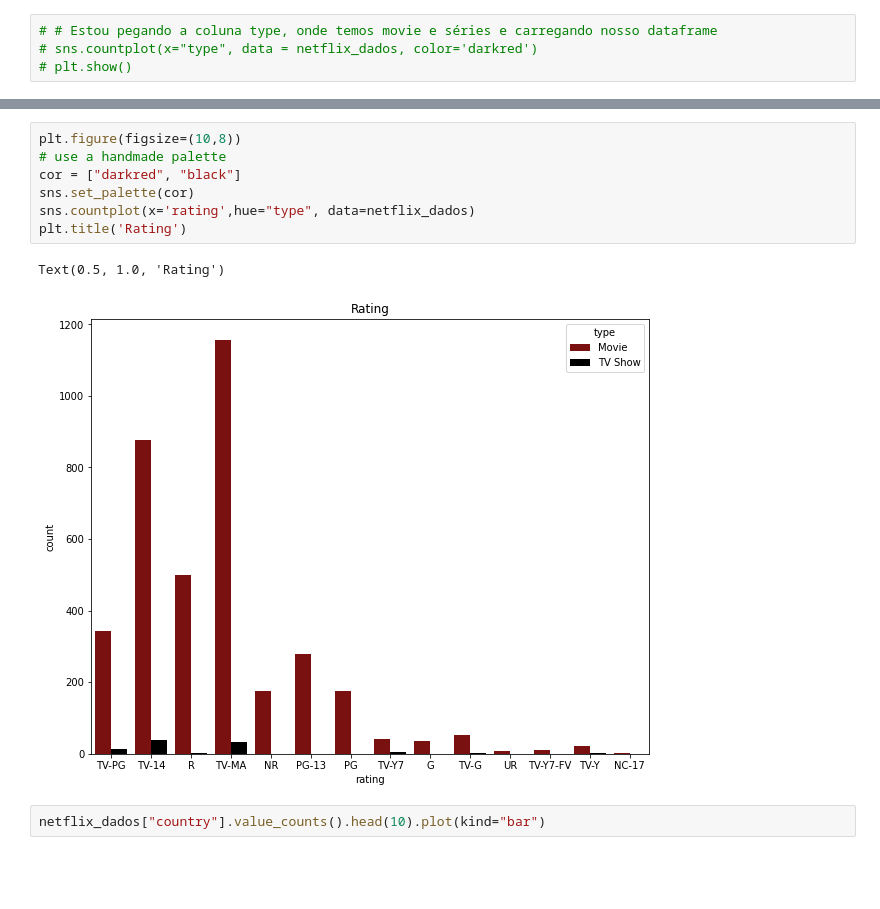
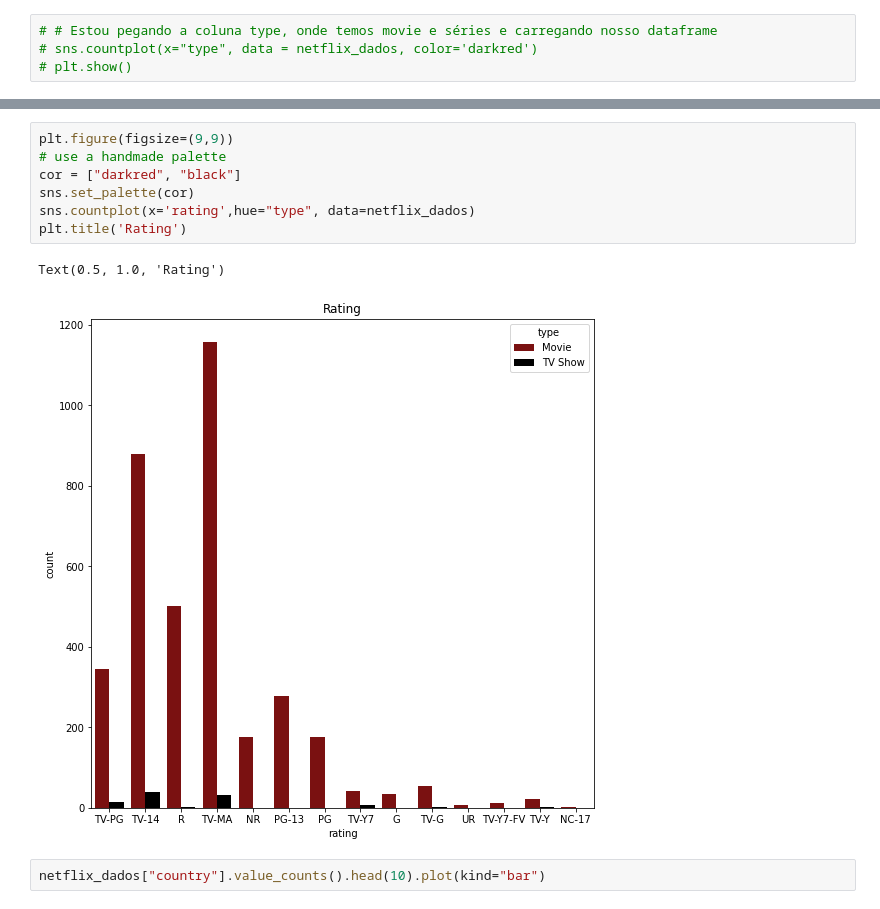
Before and after one commit to Hugox96/Netfliz_Python, a Jupyter notebook: Netflix.ipynb, the cells around one changed output, grey strips where cells are left out. Saved outputs shown, nothing was run; the diff lists cells and outputs as text; blank space fills up the shorter version.

```diff
--- a/Netflix.ipynb
+++ b/Netflix.ipynb
@@ -157,13 +156,13 @@ Text(0.5, 1.0, 'Comparando o Rating')
 # %%
-plt.figure(figsize=(10,8))
+plt.figure(figsize=(9,9))
 # use a handmade palette
 cor = ["darkred", "black"]
 sns.set_palette(cor)
 sns.countplot(x='rating',hue="type", data=netflix_dados)
 plt.title('Rating')
 # %% [output]
 Text(0.5, 1.0, 'Rating')
-[figure, old version]
+[figure, new version]
 # %%
 netflix_dados["country"].value_counts().head(10).plot(kind="bar")
 # %% [output]
```
Also changed, not shown: parts of 2 cells of this notebook, 1 other file.
